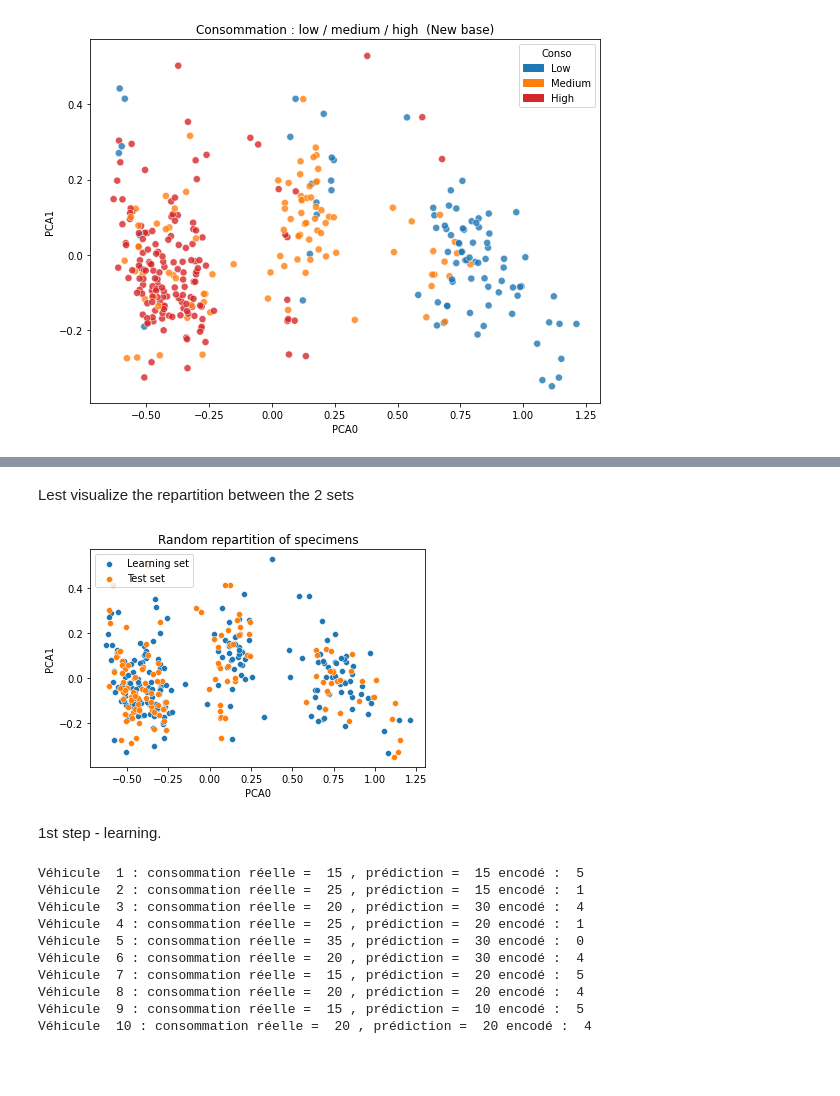
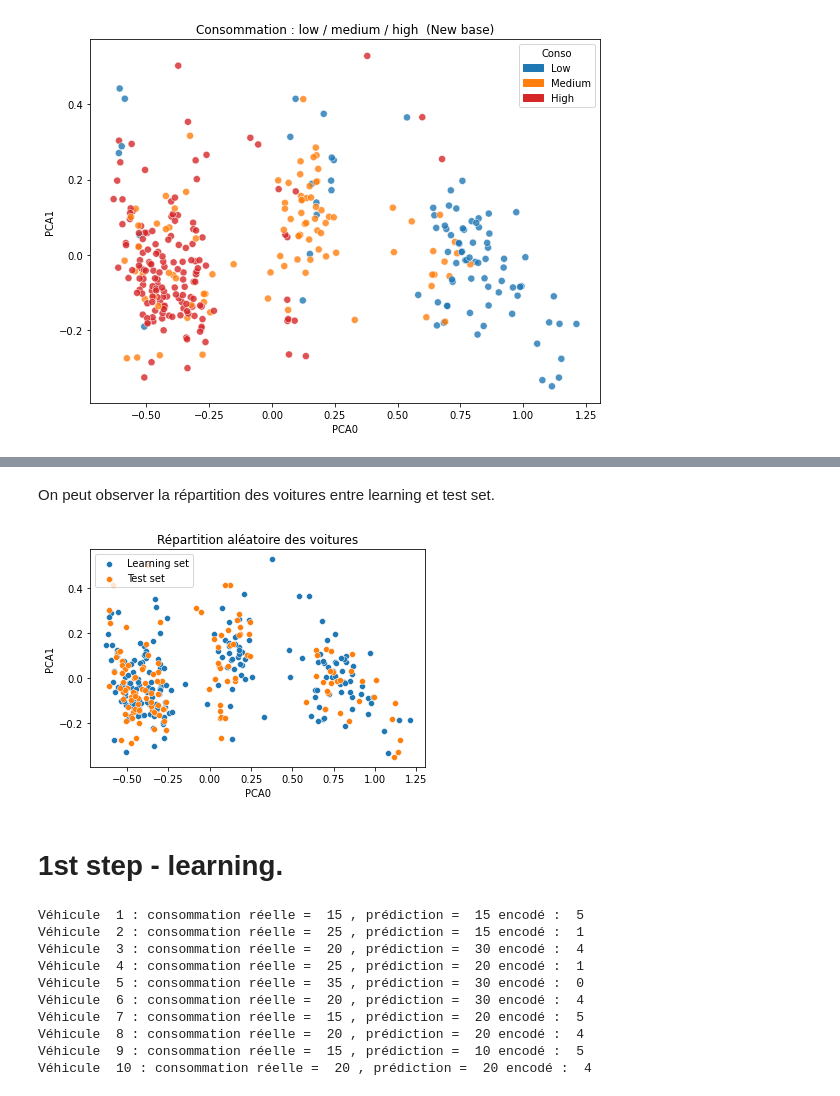
Before and after one commit to mseverac/data_mining_td_pilot, a Jupyter notebook: MPG_Mathijs_Noemie.ipynb, the cells around one changed output, grey strips where cells are left out. Saved outputs shown, nothing was run; the diff lists cells and outputs as text; code cells hidden in the pictures; blank space fills up the shorter version.

```diff
--- a/MPG_Mathijs_Noemie.ipynb
+++ b/MPG_Mathijs_Noemie.ipynb
@@ -223,8 +220,0 @@ CategoricalIndex([35, 25, 30, 40, 20, 15, 45, 10], categories=[10, 15, 20, 25, 3
-# %%
-  #créons le dictionnaire des couleurs associé
-"""color_dict_encoded={}
-for i in range (0, 8):
-      color_dict_encoded[i]=color_dict[dict_cat[i]]
-print(color_dict_encoded)"""
-
-#ignoré pr l'instant
@@ -314,22 +290,22 @@ from sklearn.model_selection import train_test_split
 train, test, t_train, t_test = train_test_split(Norm, Norm['Consumption_encoded'], test_size=0.4, random_state=0)
 #print(train)
 #print(test)
-# %% [markdown]
-Lest visualize the repartition between the 2 sets
+# %% [markdown]
+On peut observer la répartition des voitures entre learning et test set.
 # %%
 sns.scatterplot(x='PCA0',y='PCA1', data=train)
 sns.scatterplot(x='PCA0',y='PCA1', data=test)
 
 pl.xlabel('PCA0')
 pl.ylabel('PCA1')
 plt.legend( loc='upper left', labels=['Learning set', 'Test set'])
-pl.title('Random repartition of specimens')
+pl.title('Répartition aléatoire des voitures')
 
 plt.show()
 # %% [output]
-[figure, old version]
+[figure, new version]
 # %% [markdown]
-1st step - learning.
+#  1st step - learning.
 # %%
 from sklearn.naive_bayes import GaussianNB
 classifier_GNB=GaussianNB()
```
Also changed, not shown: parts of 52 cells of this notebook, 5 other files.
